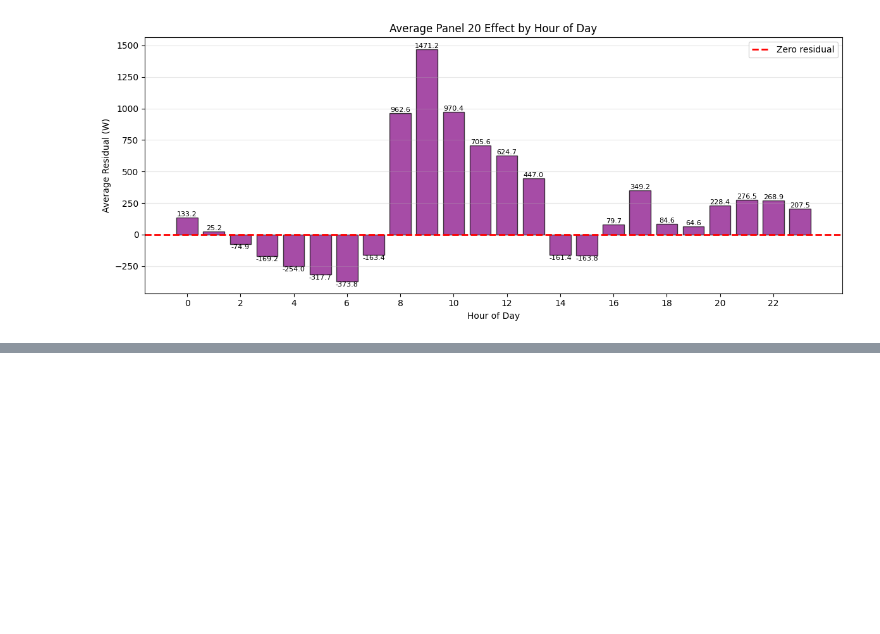
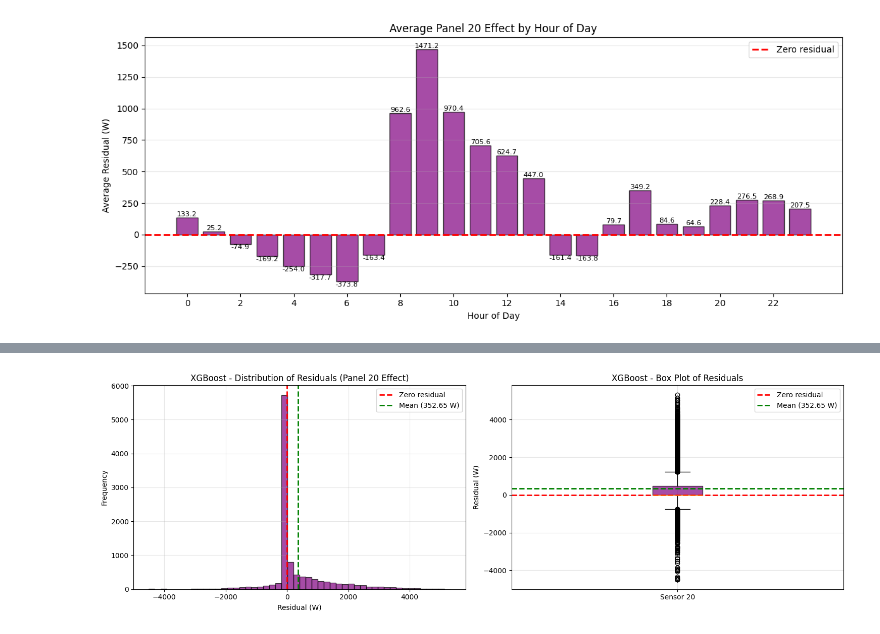
Before and after one commit to nhphuong2504/agrivoltaics, a Jupyter notebook: analyze-2.ipynb, the cells around one changed output, grey strips where cells are left out. Saved outputs shown, nothing was run; the diff lists cells and outputs as text; code cells hidden in the pictures; blank space fills up the shorter version.

```diff
--- a/analyze-2.ipynb
+++ b/analyze-2.ipynb
@@ -543,0 +803,34 @@ plt.show()
+# %%
+# Distribution of XGBoost residuals
+fig, axes = plt.subplots(1, 2, figsize=(15, 5))
+
+# Convert residuals to array
+residuals_array_xgb = np.array(residuals_20_xgb)
+
+# Histogram
+axes[0].hist(residuals_array_xgb, bins=50, alpha=0.7, color='purple', edgecolor='black')
+axes[0].axvline(x=0, color='red', linestyle='--', linewidth=2, label='Zero residual')
+axes[0].axvline(x=residuals_array_xgb.mean(), color='green', linestyle='--', linewidth=2,
+                label=f'Mean ({residuals_array_xgb.mean():.2f} W)')
+axes[0].set_xlabel('Residual (W)')
+axes[0].set_ylabel('Frequency')
+axes[0].set_title('XGBoost - Distribution of Residuals (Panel 20 Effect)')
+axes[0].legend()
+axes[0].grid(True, alpha=0.3)
+
+# Box plot
+axes[1].boxplot(residuals_array_xgb, vert=True, patch_artist=True,
+                boxprops=dict(facecolor='purple', alpha=0.7))
+axes[1].axhline(y=0, color='red', linestyle='--', linewidth=2, label='Zero residual')
+axes[1].axhline(y=residuals_array_xgb.mean(), color='green', linestyle='--', linewidth=2,
+                label=f'Mean ({residuals_array_xgb.mean():.2f} W)')
+axes[1].set_ylabel('Residual (W)')
+axes[1].set_title('XGBoost - Box Plot of Residuals')
+axes[1].set_xticklabels(['Sensor 20'])
+axes[1].legend()
+axes[1].grid(True, alpha=0.3)
+
+plt.tight_layout()
+plt.show()
+# %% [output]
+[figure, added]
```
Also changed, not shown: parts of 16 cells of this notebook, 2 other files.
